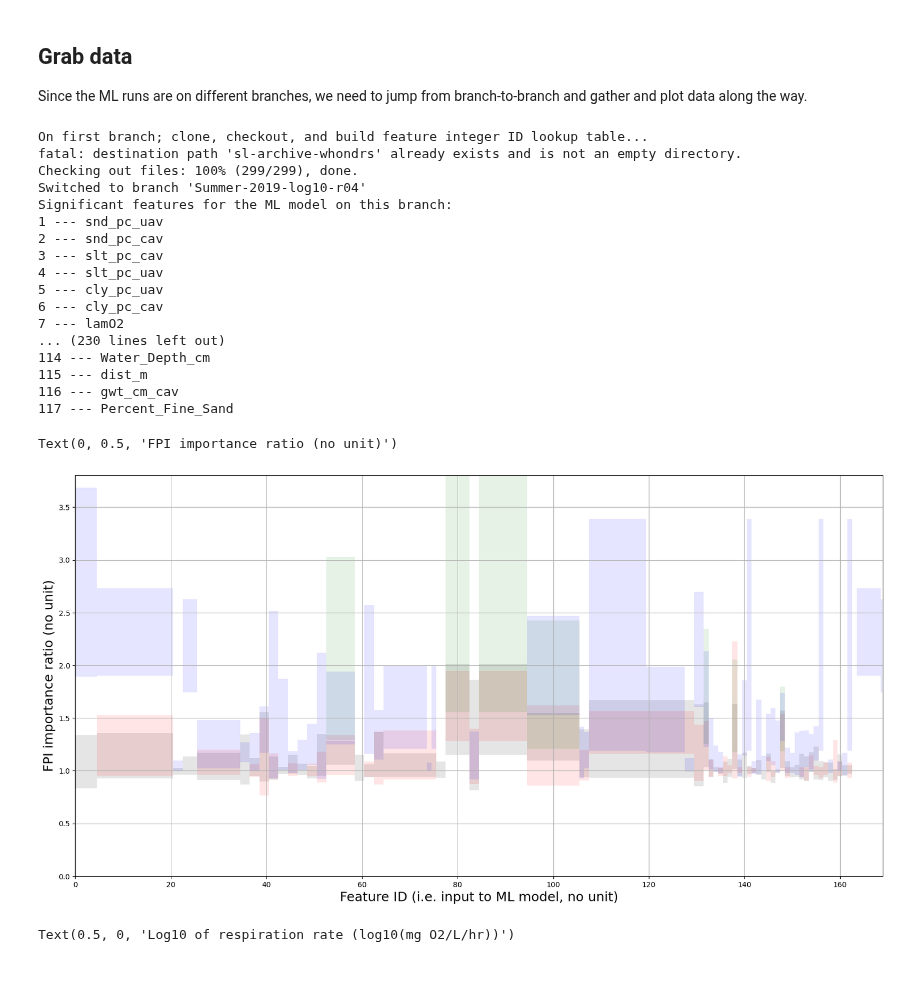
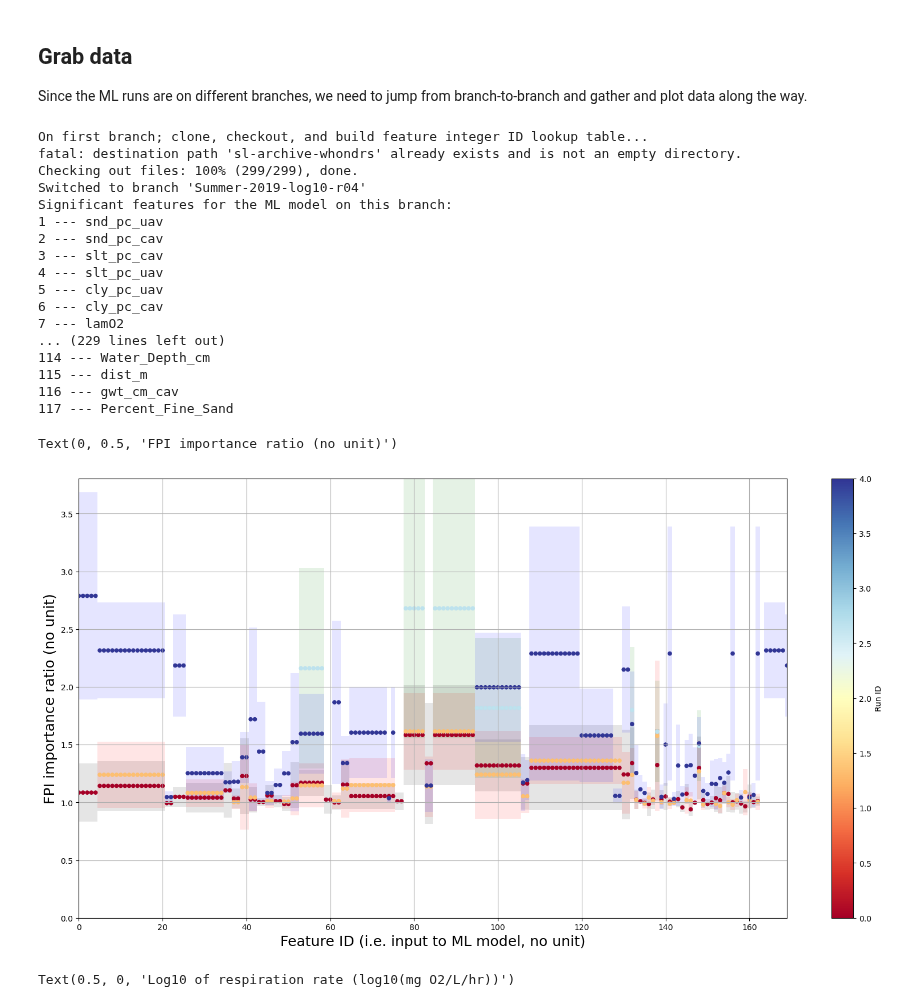
Before and after one commit to parallelworks/sl-archive-whondrs, a Jupyter notebook: examples/plot_fpi_results.ipynb, the cells around one changed output. Cells and saved outputs as stored; diff of their text form; code cells hidden in the pictures; blank space fills up the shorter version.

Commit message:
Added S19S-SSS FPI results and plot means on FPI diagram

```diff
--- a/examples/plot_fpi_results.ipynb
+++ b/examples/plot_fpi_results.ipynb
@@ -43,9 +44,17 @@ predict_hist = pd.DataFrame(columns=list_branches)
 
 # Initialize a plot
 fig, ax = plt.subplots(1,1,figsize=(20,10))
+fig.colorbar(mpl.cm.ScalarMappable(norm=mpl.colors.Normalize(0, 4), cmap='RdYlBu'),
+             ax=ax, orientation='vertical', label='Run ID')
 
 # Keep track of the number of features discovered as branches are loaded
 num_features = 0
+
+# Keep track of centers of each FPI rectangle
+scatter_id = []
+scatter_mean = []
+scatter_size = []
+scatter_color = []
 
 for ll,branch in enumerate(list_branches):
 
@@ -97,6 +106,7 @@ for ll,branch in enumerate(list_branches):
 
     # Get summary statistics over each FPI (random shuffle
     # of grouped features) iteration
+    mean = fpi_avg.mean(axis=1)
     upper = fpi_avg.mean(axis=1)+fpi_avg.std(axis=1)
     lower = fpi_avg.mean(axis=1)-fpi_avg.std(axis=1)
     error = fpi_std.max(axis=1)
@@ -120,15 +130,13 @@ for ll,branch in enumerate(list_branches):
         # Get feature ID from the dict
         f_id = feature_id_name_dict[feature]
 
+        # Get the center of the box
+        f_mean = mean[f_id]
+
         # Get the upper and lower bounds of the box
         f_upper = upper[f_id]
         f_lower = lower[f_id]
         f_error = error[f_id]
-
-        #print(f_id)
-        #print(f_upper)
-        #print(f_lower)
-        #print(f_error)
 
         # Construct the box and plot
         # Loop over data points; create box from errors at each point
@@ -148,6 +156,13 @@ for ll,branch in enumerate(list_branches):
 
         # Add collection to axes
         ax.add_patch(rect)
+
+        # Get information about means for plotting later
+        scatter_id.append(f_id)
+        scatter_mean.append(f_mean)
+        scatter_size.append(20)
+        run_id = len(model_scores.index)
+        scatter_color.append(run_id)
 
         # Print out feature name if it is a significant contribution
         # (Here, assume that "significant" means the lowest bound on
@@ -173,7 +188,7 @@ for ll,branch in enumerate(list_branches):
     # (of which 25% is split to the testing set)
     input_data = pd.read_csv(repo_prefix+repo_name+'/input_data/WHONDRS_Data.csv')
 
-    model_scores.loc[len(model_scores.index)] = [
+    model_scores.loc[run_id] = [
         holdout_score.loc['Avg',:].values[0],
         holdout_score.loc['Std',:].values[0],
         len(input_data.index)
@@ -185,35 +200,39 @@ for ll,branch in enumerate(list_branches):
     train_hist[branch] = train_all['Normalized_Respiration_Rate_mg_DO_per_H_per_L_sediment']
     predict_all = pd.read_csv(repo_prefix+repo_name+'/output_data/unfiltered_predict_output_avg.csv')
     predict_hist[branch] = predict_all['Normalized_Respiration_Rate_mg_DO_per_H_per_L_sediment']
 
 # Done with looping over branches
+
+# Scatter color plot the means
+ax.scatter(scatter_id,scatter_mean,s=scatter_size,c=scatter_color,cmap=mpl.colormaps['RdYlBu'])
+
 ax.grid()
 
 plt.xlim(0,len(feature_id_name_dict))
 plt.ylim(0,fpi_max)
 
 plt.xlabel('Feature ID (i.e. input to ML model, no unit)', fontsize=18)
 plt.ylabel('FPI importance ratio (no unit)', fontsize=18)
 # %% [output]
 On first branch; clone, checkout, and build feature integer ID lookup table...
 fatal: destination path 'sl-archive-whondrs' already exists and is not an empty directory.
 Checking out files: 100% (299/299), done.
 Switched to branch 'Summer-2019-log10-r04'
 Significant features for the ML model on this branch:
 1 --- snd_pc_uav
 2 --- snd_pc_cav
 3 --- slt_pc_cav
 4 --- slt_pc_uav
 5 --- cly_pc_uav
 6 --- cly_pc_cav
 7 --- lamO2
-... (230 lines left out)
+... (229 lines left out)
 114 --- Water_Depth_cm
 115 --- dist_m
 116 --- gwt_cm_cav
 117 --- Percent_Fine_Sand
 Text(0, 0.5, 'FPI importance ratio (no unit)')
-[figure, old version]
+[figure, new version]
 # %%
 # Set up side-by-side plot
 fig, (ax0, ax1)  = plt.subplots(1,2,figsize=(20,5))
```
Also changed, not shown: parts of 1 cell of this notebook.
